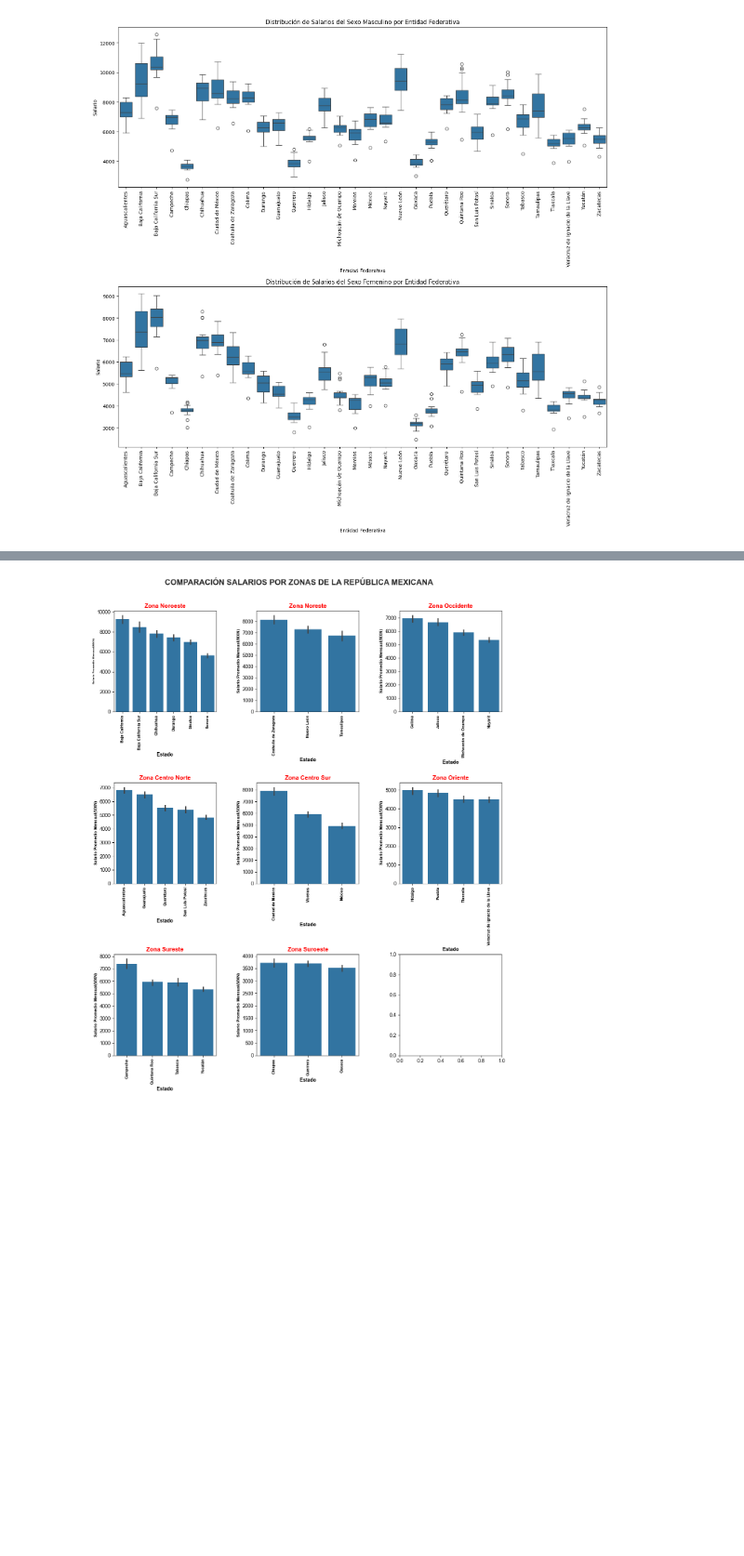
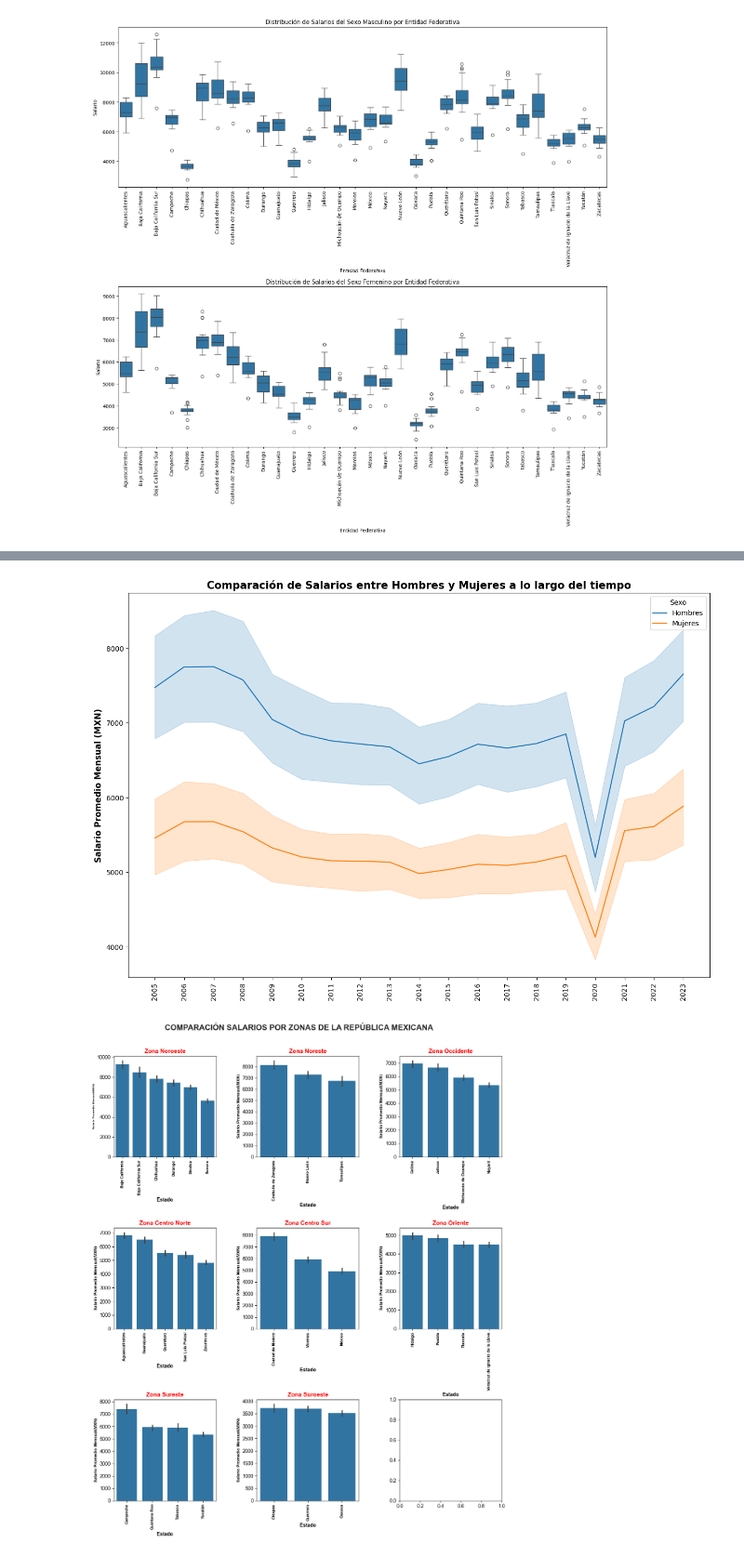
Before and after one commit to Qarant/Analysis-of-Mexican-Salaries-Over-Time, a Jupyter notebook: Statistics_and_Visualization.ipynb, the cells around one changed output, grey strips where cells are left out. Shown at 93% size. Cells and saved outputs as stored; diff of their text form; code cells hidden in the pictures; blank space fills up the shorter version.

```diff
--- a/Statistics_and_Visualization.ipynb
+++ b/Statistics_and_Visualization.ipynb
@@ -103,3 +105,14 @@ plt.show()
+# %%
+df_promedio_general['Año'] = df_promedio_general['Año'].astype(str)
+plt.figure(figsize=(15, 10))
+sns.lineplot(data = df_promedio_general, x='Año', y = 'Salario', hue='Sexo')
+plt.xticks(rotation=90)
+plt.title('Comparación de Salarios entre Hombres y Mujeres a lo largo del tiempo',fontsize=15, fontweight='bold')
+plt.ylabel('Salario Promedio Mensual (MXN)', fontsize=12, fontweight='bold')
+plt.xlabel('')
+plt.show()
+# %% [output]
+[figure, added]
 # %%
 # Voy a separar aún mas la información, esta vez por zona
 zona_noroeste = ["Baja California", "Baja California Sur","Chihuahua", "Durango", "Sinaloa", "Sonora"]
```
Also changed, not shown: parts of 1 cell of this notebook, 4 other files.
